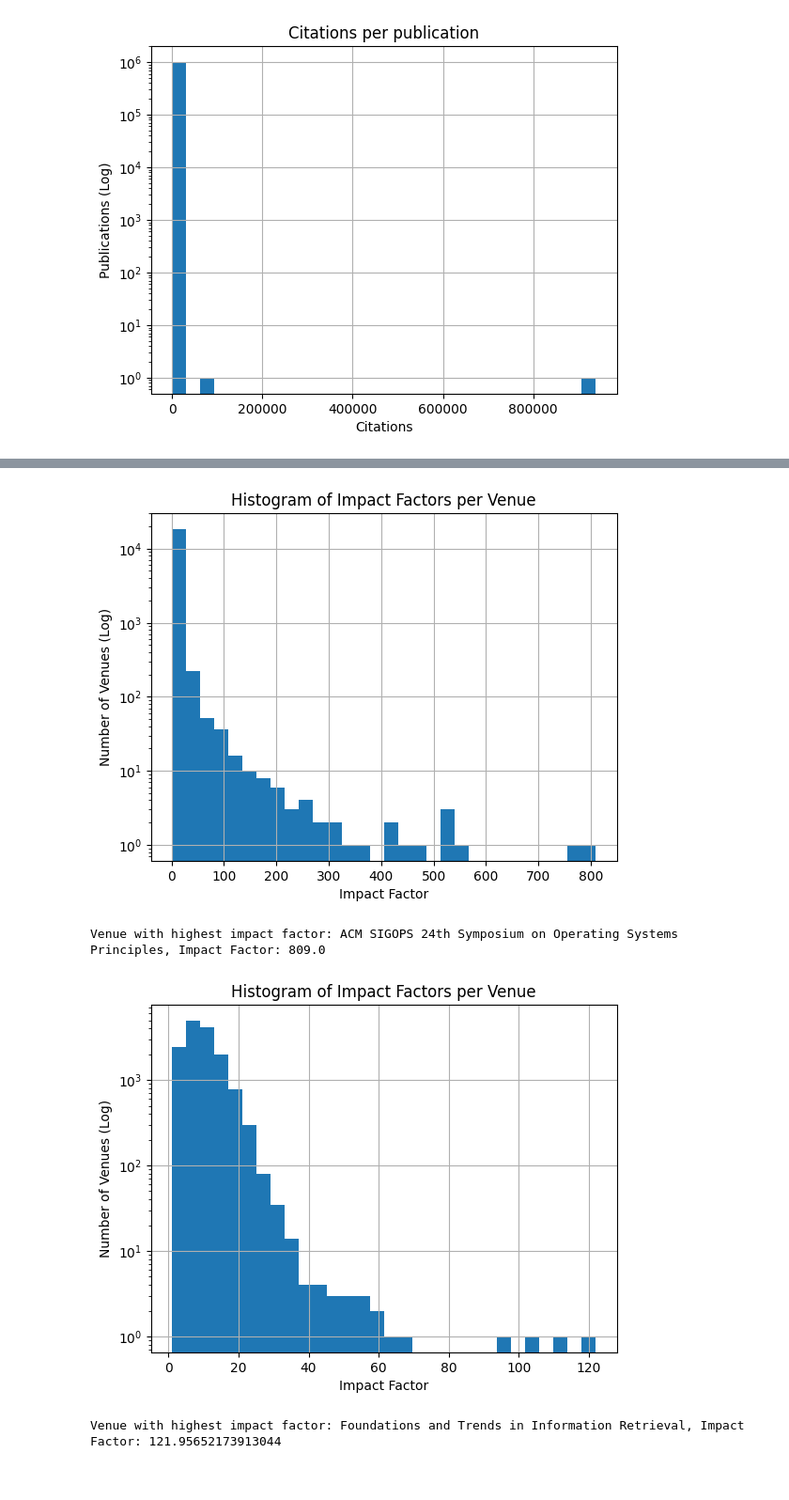
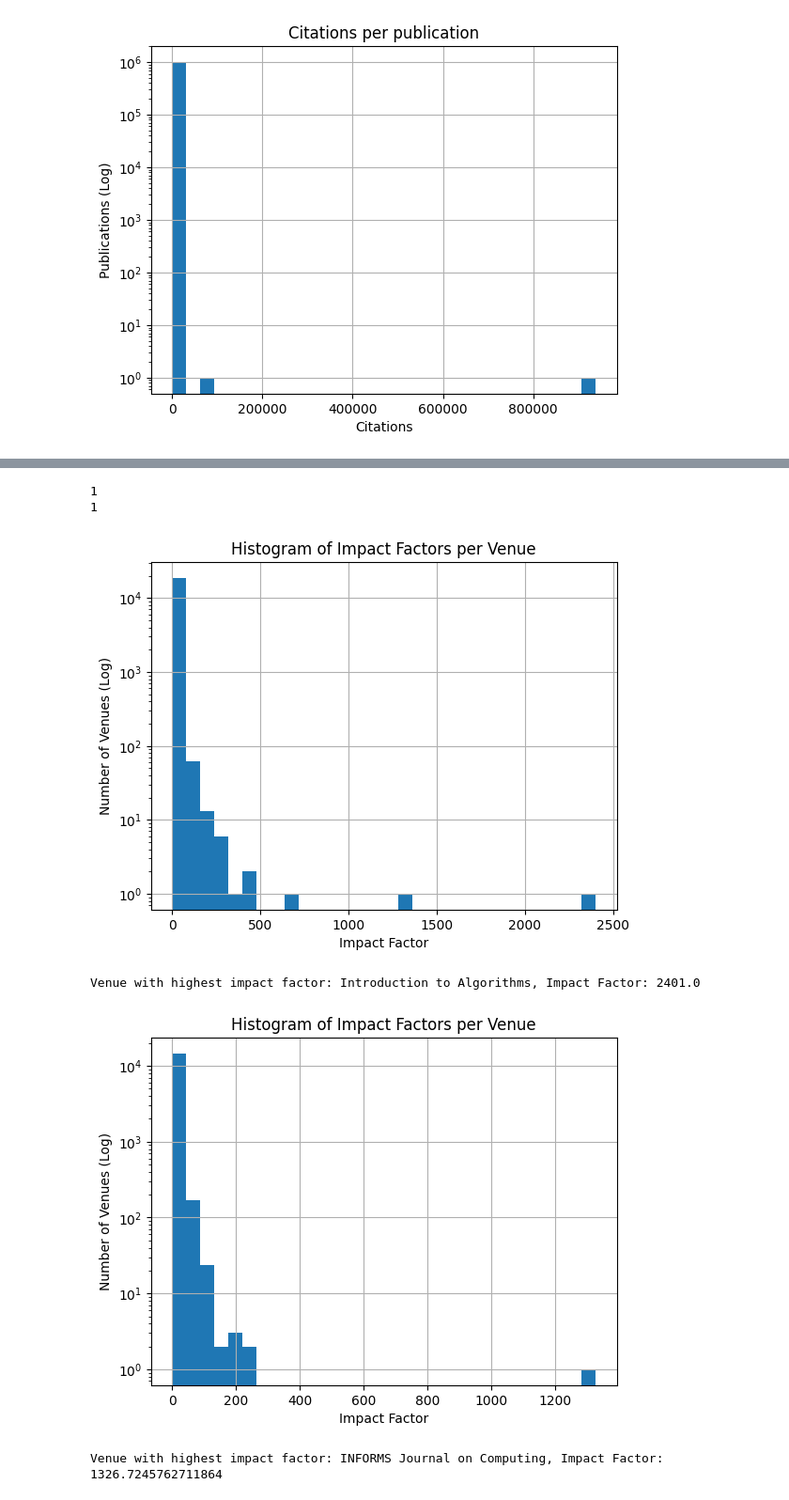
Before and after one commit to 23380809/Unsupervised_HW1, a Jupyter notebook: Aminer.ipynb, the cells around one changed output, grey strips where cells are left out. Shown: that part at 94% size. Cells and saved outputs as stored; diff of their text form; code cells hidden in the pictures.

```diff
--- a/Aminer.ipynb
+++ b/Aminer.ipynb
@@ -306,19 +314,24 @@ print("Q3 - ", np.percentile(publication_counts,75))
+# %%
+print(citations_map['194'])
+print(citations_map.get('194', 0 ))
+# %% [output]
+1
+1
 # %%
-import pandas as pd
-import matplotlib.pyplot as plt
+
+venue_citations = {}
+venue_publications = {}
 
 def calculate_and_plot_impact_factor(file_path):
     df = pd.read_csv(file_path)
 
-    venue_citations = {}
-    venue_publications = {}
+
 
     for i, row in df.iterrows():
-        if pd.notna(row['Venue']) and pd.notna(row['References']):
+        if pd.notna(row['Venue']) and pd.notna(row['References']) and pd.notna(row['Index']):
+            index = str(int(row['Index']))
             venue = row['Venue']
-            citations = row['References'].split(',')
-
-            venue_citations[venue] = venue_citations.get(venue, 0) + len(citations)
+            venue_citations[venue] = venue_citations.get(venue, 0) + citations_map.get(index, 0)
 
             venue_publications[venue] = venue_publications.get(venue, 0) + 1
 
@@ -343,46 +356,47 @@ impact_factors = calculate_and_plot_impact_factor(FILE_PATH)
 max_impact_venue = max(impact_factors, key=impact_factors.get)
 print(f"Venue with highest impact factor: {max_impact_venue}, Impact Factor: {impact_factors[max_impact_venue]}")
 # %% [output]
-[figure, old version]
+[figure, new version]
-Venue with highest impact factor: ACM SIGOPS 24th Symposium on Operating Systems Principles, Impact Factor: 809.0
+Venue with highest impact factor: Introduction to Algorithms, Impact Factor: 2401.0
 # %%
+venue_citations = {}
+venue_publications = {}
+
 def calculate_and_plot_impact_factor(file_path):
     df = pd.read_csv(file_path)
 
-    venue_citations = {}
-    venue_publications = {}
 
     for i, row in df.iterrows():
-        if pd.notna(row['Venue']) and pd.notna(row['References']):
+        if pd.notna(row['Venue']) and pd.notna(row['References']) and pd.notna(row['Index']):
+            index = str(int(row['Index']))
             venue = row['Venue']
-            citations = row['References'].split(',')
 
-            venue_citations[venue] = venue_citations.get(venue, 0) + len(citations)
+            venue_citations[venue] = venue_citations.get(venue, 0) + citations_map.get(index, 0)
 
             venue_publications[venue] = venue_publications.get(venue, 0) + 1
 
     impact_factors = {
         venue: citations / venue_publications[venue]
         for venue, citations in venue_citations.items() if venue_publications[venue] >= 10
     }
 
     impact_factor_values = list(impact_factors.values())
 
     plt.hist(impact_factor_values, bins=30, log=True)
     plt.xlabel('Impact Factor')
     plt.ylabel('Number of Venues (Log)')
     plt.title('Histogram of Impact Factors per Venue')
     plt.grid(True)
     plt.show()
 
     return impact_factors
 
 impact_factors = calculate_and_plot_impact_factor(FILE_PATH)
 
 max_impact_venue = max(impact_factors, key=impact_factors.get)
 print(f"Venue with highest impact factor: {max_impact_venue}, Impact Factor: {impact_factors[max_impact_venue]}")
 # %% [output]
-[figure, old version]
+[figure, new version]
-Venue with highest impact factor: Foundations and Trends in Information Retrieval, Impact Factor: 121.95652173913044
+Venue with highest impact factor: INFORMS Journal on Computing, Impact Factor: 1326.7245762711864
 # %%
 index_year_map = {}
```
Also changed, not shown: parts of 4 cells of this notebook, 2 other files.
